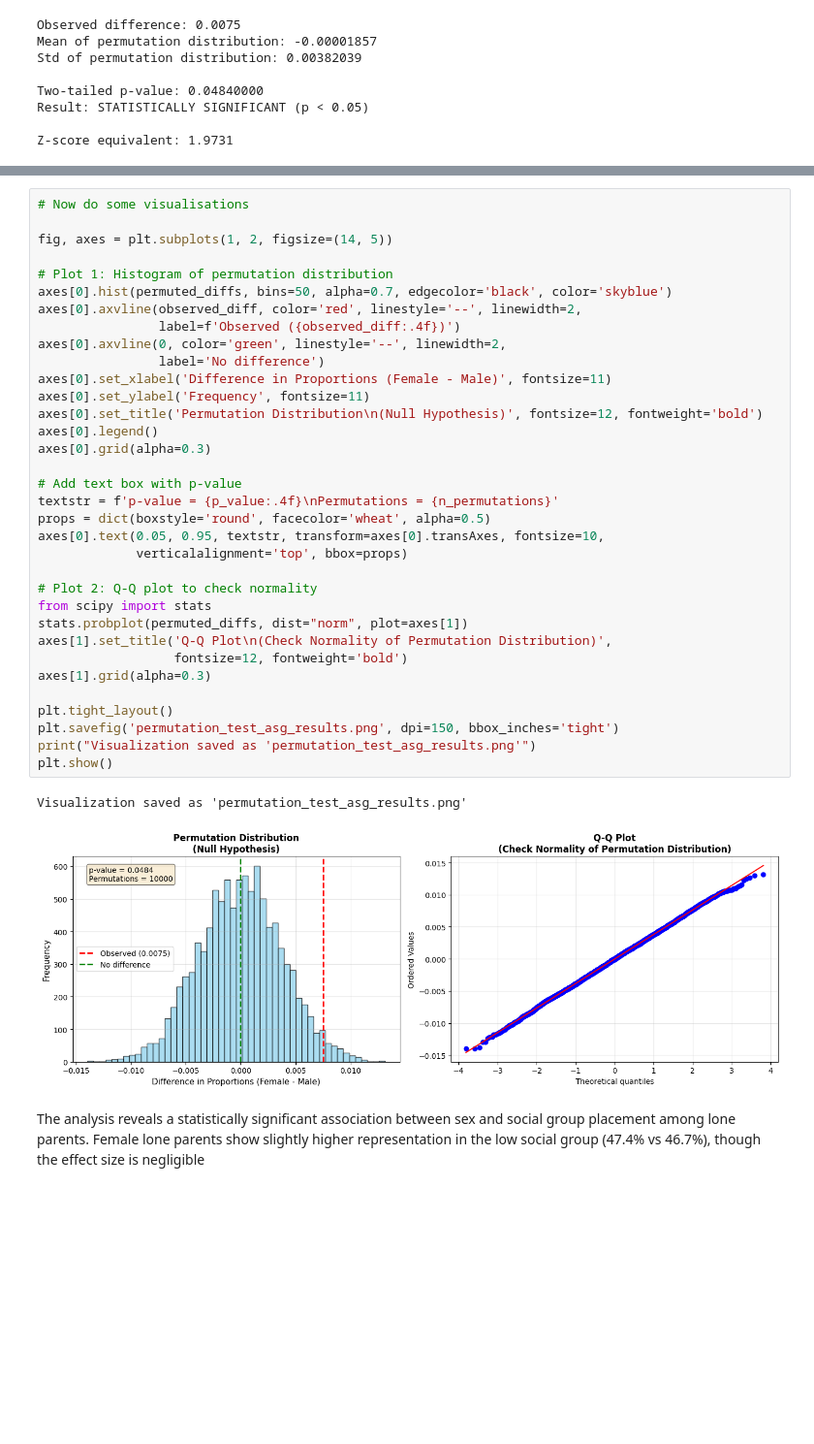
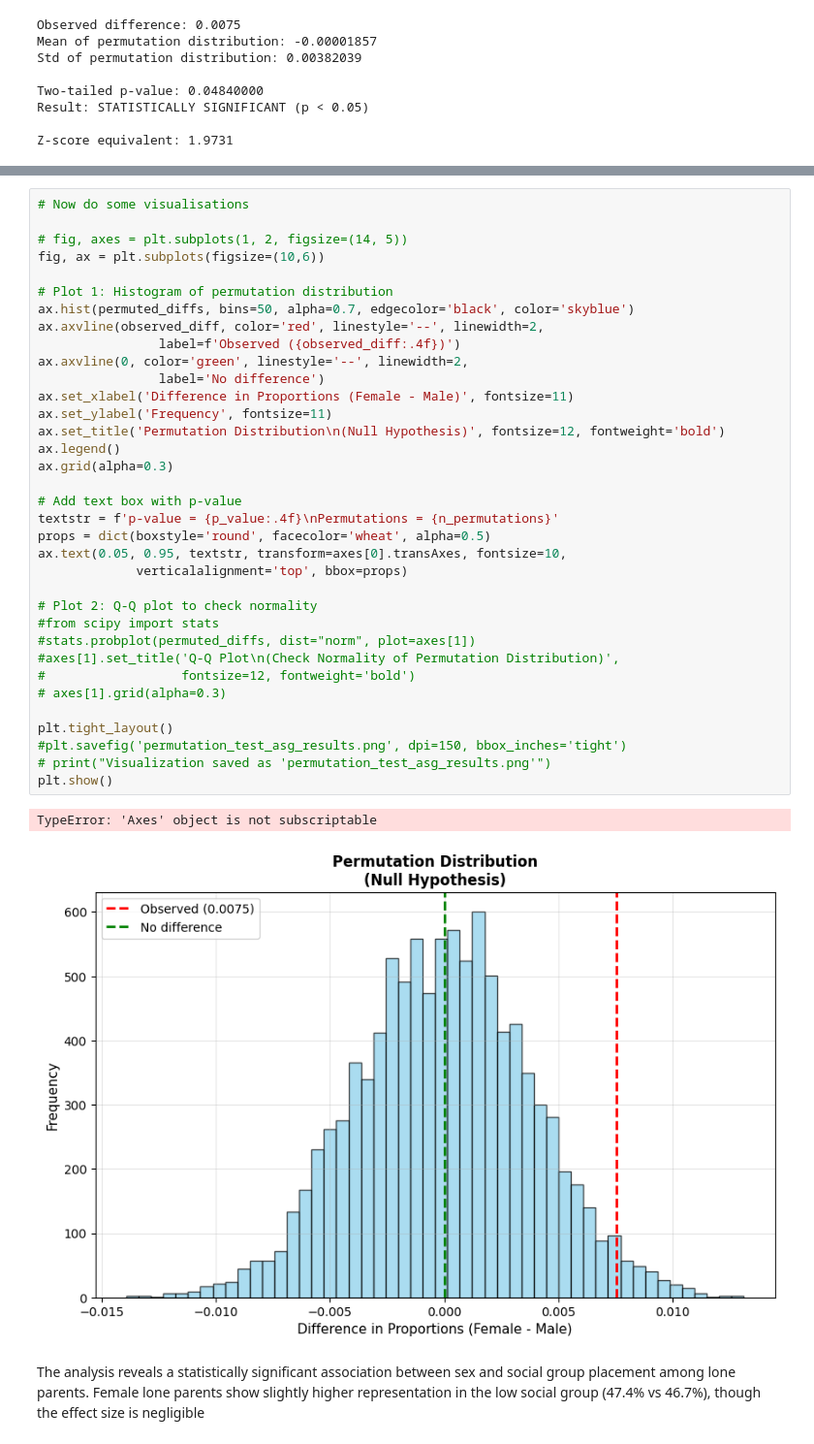
Before and after one commit to robwhite-lis/Everything_Counts_Assessment_2, a Jupyter notebook: census-codebook.ipynb, the cells around one changed output, grey strips where cells are left out. Shown at 97% size. Drawn from its saved outputs; the diff is of its cells as text; blank space fills up the shorter version.

```diff
--- a/census-codebook.ipynb
+++ b/census-codebook.ipynb
@@ -308,39 +308,40 @@ Z-score equivalent: 1.9731
 # %%
 # Now do some visualisations
 
-fig, axes = plt.subplots(1, 2, figsize=(14, 5))
+# fig, axes = plt.subplots(1, 2, figsize=(14, 5))
+fig, ax = plt.subplots(figsize=(10,6))
 
 # Plot 1: Histogram of permutation distribution
-axes[0].hist(permuted_diffs, bins=50, alpha=0.7, edgecolor='black', color='skyblue')
-axes[0].axvline(observed_diff, color='red', linestyle='--', linewidth=2,
+ax.hist(permuted_diffs, bins=50, alpha=0.7, edgecolor='black', color='skyblue')
+ax.axvline(observed_diff, color='red', linestyle='--', linewidth=2,
                 label=f'Observed ({observed_diff:.4f})')
-axes[0].axvline(0, color='green', linestyle='--', linewidth=2,
+ax.axvline(0, color='green', linestyle='--', linewidth=2,
                 label='No difference')
-axes[0].set_xlabel('Difference in Proportions (Female - Male)', fontsize=11)
-axes[0].set_ylabel('Frequency', fontsize=11)
-axes[0].set_title('Permutation Distribution\n(Null Hypothesis)', fontsize=12, fontweight='bold')
-axes[0].legend()
-axes[0].grid(alpha=0.3)
+ax.set_xlabel('Difference in Proportions (Female - Male)', fontsize=11)
+ax.set_ylabel('Frequency', fontsize=11)
+ax.set_title('Permutation Distribution\n(Null Hypothesis)', fontsize=12, fontweight='bold')
+ax.legend()
+ax.grid(alpha=0.3)
 
 # Add text box with p-value
 textstr = f'p-value = {p_value:.4f}\nPermutations = {n_permutations}'
 props = dict(boxstyle='round', facecolor='wheat', alpha=0.5)
-axes[0].text(0.05, 0.95, textstr, transform=axes[0].transAxes, fontsize=10,
+ax.text(0.05, 0.95, textstr, transform=axes[0].transAxes, fontsize=10,
              verticalalignment='top', bbox=props)
 
 # Plot 2: Q-Q plot to check normality
-from scipy import stats
-stats.probplot(permuted_diffs, dist="norm", plot=axes[1])
-axes[1].set_title('Q-Q Plot\n(Check Normality of Permutation Distribution)',
-                  fontsize=12, fontweight='bold')
-axes[1].grid(alpha=0.3)
+#from scipy import stats
+#stats.probplot(permuted_diffs, dist="norm", plot=axes[1])
+#axes[1].set_title('Q-Q Plot\n(Check Normality of Permutation Distribution)',
+#                  fontsize=12, fontweight='bold')
+# axes[1].grid(alpha=0.3)
 
 plt.tight_layout()
-plt.savefig('permutation_test_asg_results.png', dpi=150, bbox_inches='tight')
-print("Visualization saved as 'permutation_test_asg_results.png'")
+#plt.savefig('permutation_test_asg_results.png', dpi=150, bbox_inches='tight')
+# print("Visualization saved as 'permutation_test_asg_results.png'")
 plt.show()
 # %% [output]
-Visualization saved as 'permutation_test_asg_results.png'
+TypeError: 'Axes' object is not subscriptable
-[figure, old version]
+[figure, new version]
 # %% [markdown]
 The analysis reveals a statistically significant association between sex and social group placement among lone parents. Female lone parents show slightly higher representation in the low social group (47.4% vs 46.7%), though the effect size is negligible
```
Also changed, not shown: parts of 14 cells of this notebook.
